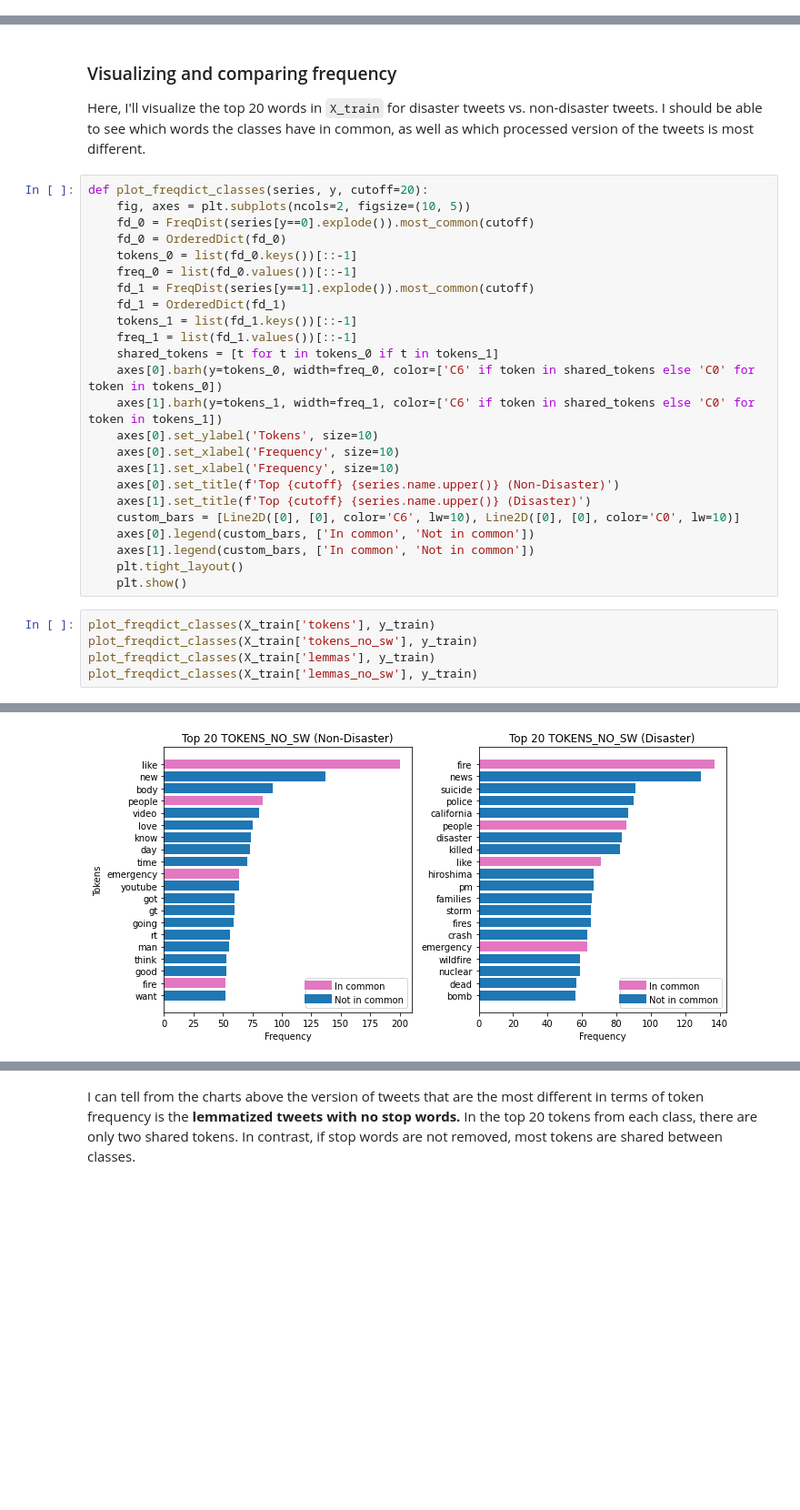
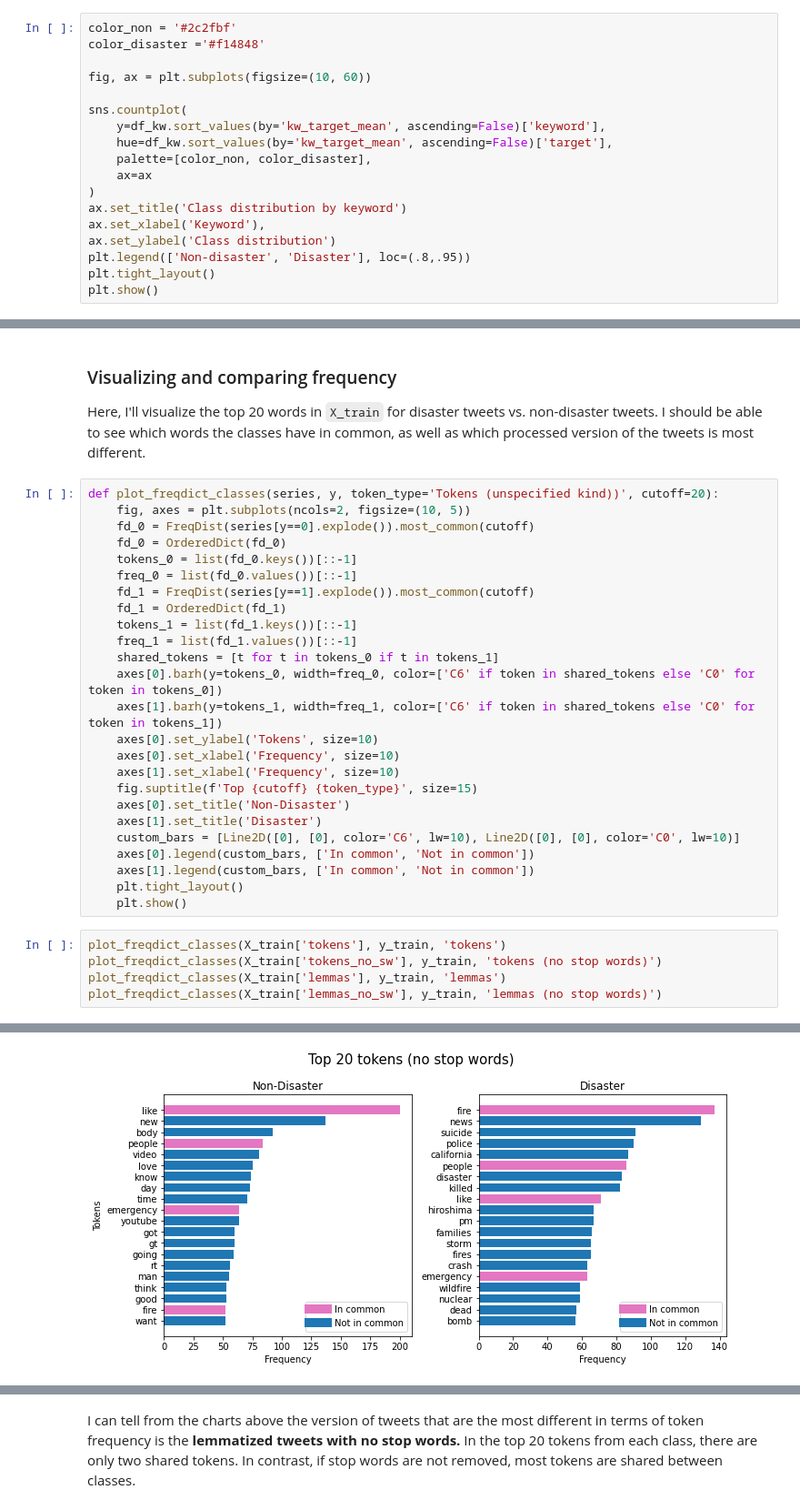
Before and after one commit to zshoorbajee/FlatironProject4, a Jupyter notebook: index.ipynb, the cells around one changed output, grey strips where cells are left out. Shown at 91% size. Cells and saved outputs as stored; diff of their text form; blank space fills up the shorter version.

```diff
--- a/index.ipynb
+++ b/index.ipynb
@@ -193,0 +221,18 @@ df['keyword'] = df['keyword'].apply(lambda x: x.replace('%20', ' '))
+# %%
+color_non = '#2c2fbf'
+color_disaster ='#f14848'
+
+fig, ax = plt.subplots(figsize=(10, 60))
+
+sns.countplot(
+    y=df_kw.sort_values(by='kw_target_mean', ascending=False)['keyword'],
+    hue=df_kw.sort_values(by='kw_target_mean', ascending=False)['target'],
+    palette=[color_non, color_disaster],
+    ax=ax
+)
+ax.set_title('Class distribution by keyword')
+ax.set_xlabel('Keyword'),
+ax.set_ylabel('Class distribution')
+plt.legend(['Non-disaster', 'Disaster'], loc=(.8,.95))
+plt.tight_layout()
+plt.show()
@@ -590,7 +628,7 @@ top_20_lemmas_no_sw
 ### Visualizing and comparing frequency
 Here, I'll visualize the top 20 words in `X_train` for disaster tweets vs. non-disaster tweets. I should be able to see which words the classes have in common, as well as which processed version of the tweets is most different.
 # %%
-def plot_freqdict_classes(series, y, cutoff=20):
+def plot_freqdict_classes(series, y, token_type='Tokens (unspecified kind))', cutoff=20):
     fig, axes = plt.subplots(ncols=2, figsize=(10, 5))
     fd_0 = FreqDist(series[y==0].explode()).most_common(cutoff)
     fd_0 = OrderedDict(fd_0)
@@ -606,16 +644,17 @@ def plot_freqdict_classes(series, y, cutoff=20):
     axes[0].set_ylabel('Tokens', size=10)
     axes[0].set_xlabel('Frequency', size=10)
     axes[1].set_xlabel('Frequency', size=10)
-    axes[0].set_title(f'Top {cutoff} {series.name.upper()} (Non-Disaster)')
-    axes[1].set_title(f'Top {cutoff} {series.name.upper()} (Disaster)')
+    fig.suptitle(f'Top {cutoff} {token_type}', size=15)
+    axes[0].set_title('Non-Disaster')
+    axes[1].set_title('Disaster')
     custom_bars = [Line2D([0], [0], color='C6', lw=10), Line2D([0], [0], color='C0', lw=10)]
     axes[0].legend(custom_bars, ['In common', 'Not in common'])
     axes[1].legend(custom_bars, ['In common', 'Not in common'])
     plt.tight_layout()
     plt.show()
 # %%
-plot_freqdict_classes(X_train['tokens'], y_train)
-plot_freqdict_classes(X_train['tokens_no_sw'], y_train)
-plot_freqdict_classes(X_train['lemmas'], y_train)
-plot_freqdict_classes(X_train['lemmas_no_sw'], y_train)
+plot_freqdict_classes(X_train['tokens'], y_train, 'tokens')
+plot_freqdict_classes(X_train['tokens_no_sw'], y_train, 'tokens (no stop words)')
+plot_freqdict_classes(X_train['lemmas'], y_train, 'lemmas')
+plot_freqdict_classes(X_train['lemmas_no_sw'], y_train, 'lemmas (no stop words)')
 # %% [output]
@@ -623 +662 @@ plot_freqdict_classes(X_train['lemmas_no_sw'], y_train)
-[figure, old version]
+[figure, new version]
```
Also changed, not shown: parts of 97 cells of this notebook, 2 other files.
